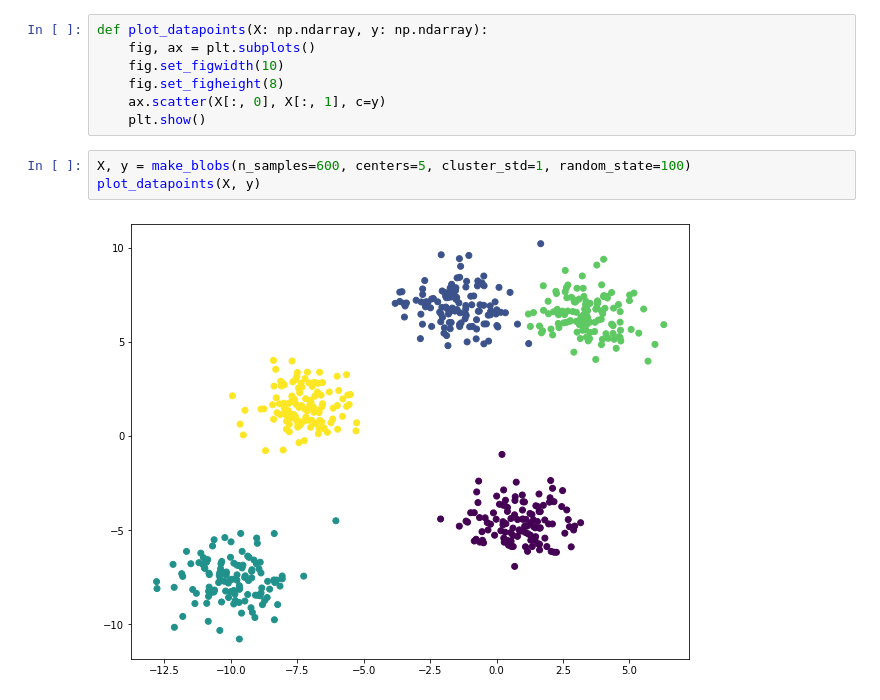
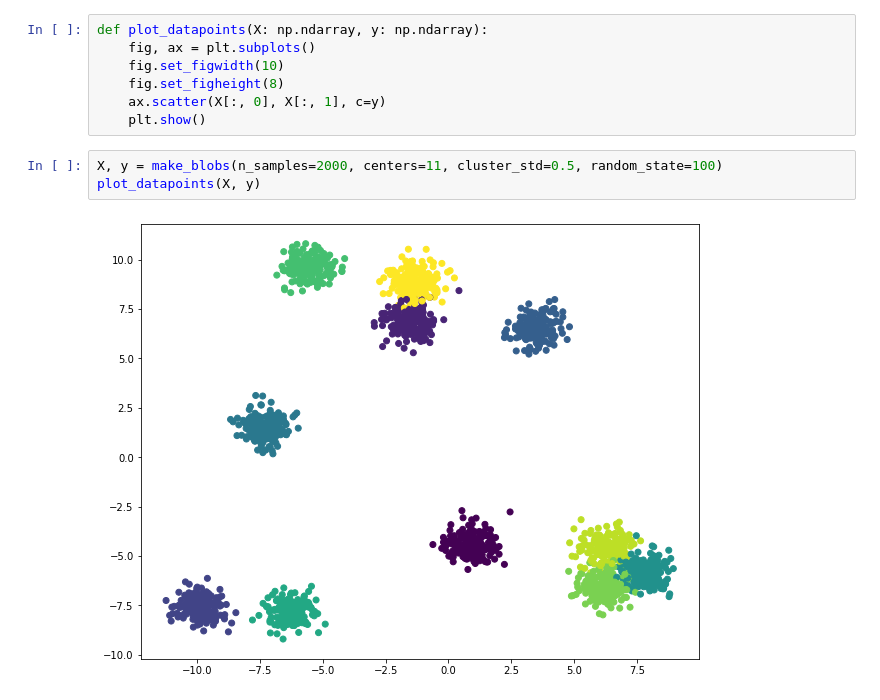
Before and after one commit to Mruzik1/EA-Ac-FCM-Implementation, a Jupyter notebook: main.ipynb, the cells around one changed output. Saved outputs shown, nothing was run; the diff lists cells and outputs as text.

```diff
--- a/main.ipynb
+++ b/main.ipynb
@@ -11,10 +11,10 @@ def plot_datapoints(X: np.ndarray, y: np.ndarray):
     ax.scatter(X[:, 0], X[:, 1], c=y)
     plt.show()
 # %%
-X, y = make_blobs(n_samples=600, centers=5, cluster_std=1, random_state=100)
+X, y = make_blobs(n_samples=2000, centers=11, cluster_std=0.5, random_state=100)
 plot_datapoints(X, y)
 # %% [output]
-[figure, old version]
+[figure, new version]
 # %%
 ac_fcm = AcFCM(X, 20)
 plot_datapoints(X, np.argmax(ac_fcm.run()[0], axis=1))
```
Also changed, not shown: parts of 1 cell of this notebook.
